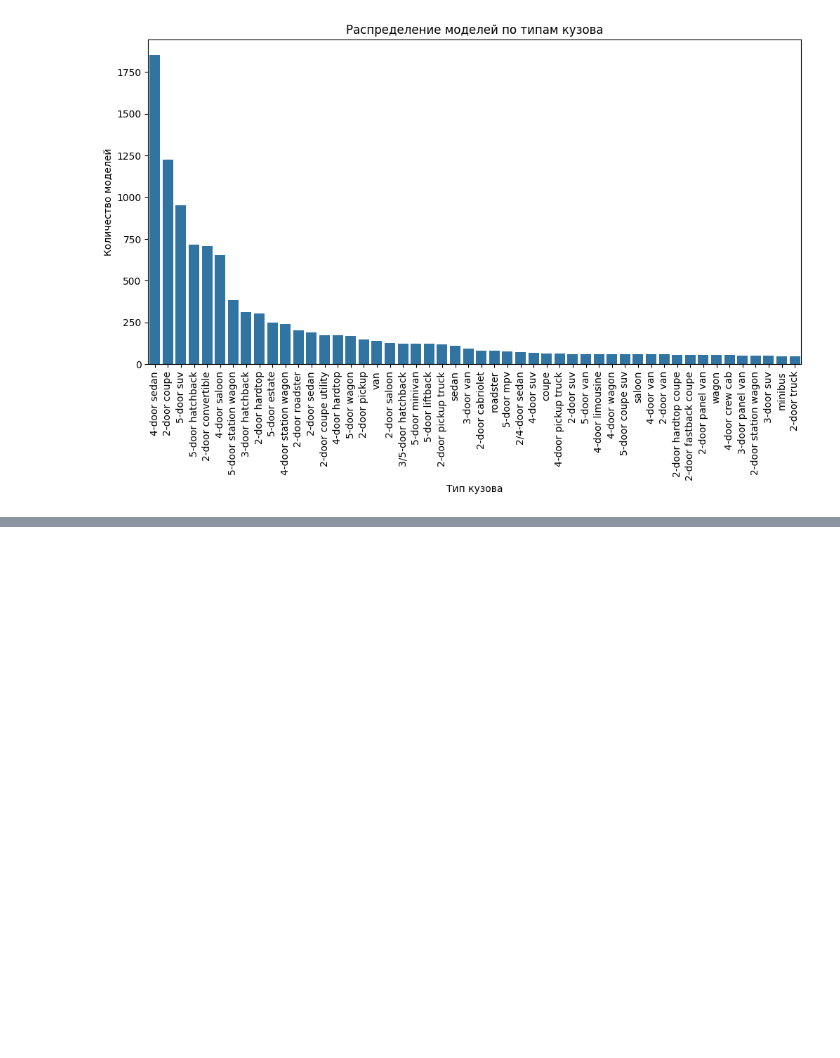
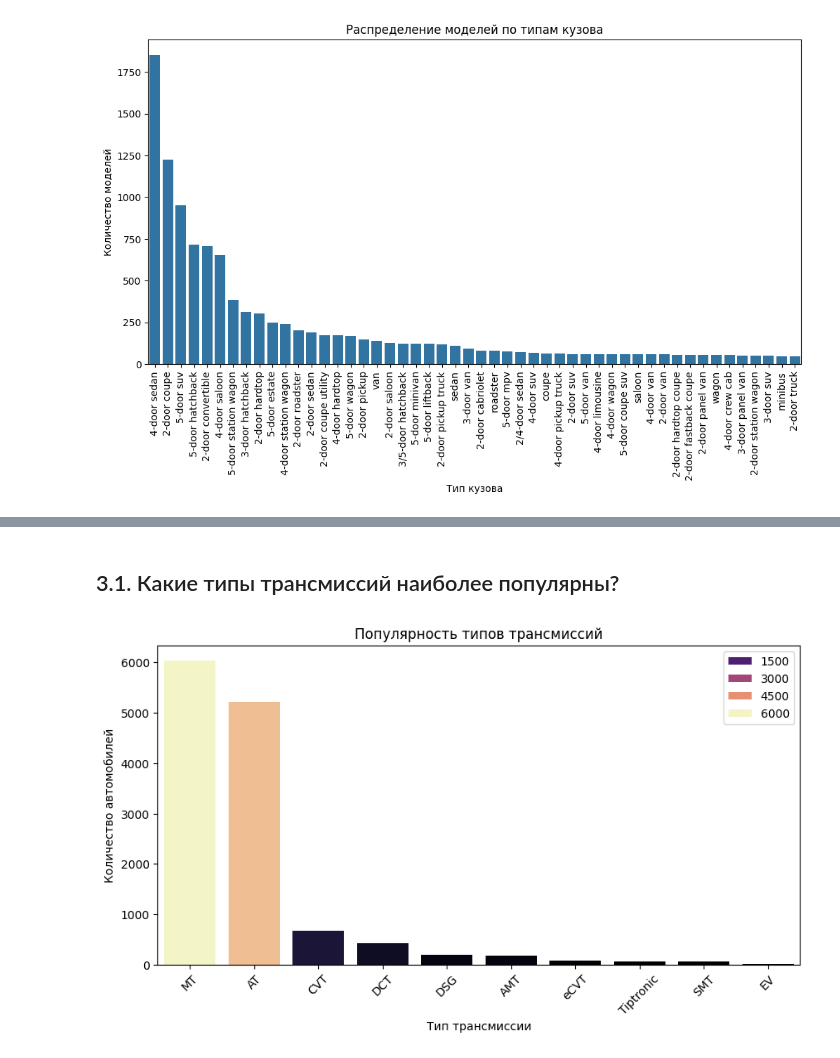
Before and after one commit to AntonS86/wiki-scraper, a Jupyter notebook: notebooks/data_exploration.ipynb, the cells around one changed output, grey strips where cells are left out. Drawn from its saved outputs; the diff is of its cells as text; code cells hidden in the pictures; blank space fills up the shorter version.

```diff
--- a/notebooks/data_exploration.ipynb
+++ b/notebooks/data_exploration.ipynb
@@ -130,0 +171,14 @@ plt.show()
+# %%
+query = """
+SELECT v.model_name, v.production_start_year, e.volume, e.power
+FROM engines e
+JOIN vehicles v ON e.vehicle_id = v.id
+WHERE e.power IS NOT NULL
+ORDER BY e.power DESC
+LIMIT 10;
+"""
+
+with sqlite3.connect(db_path) as conn:
+    df_top_powerful = pd.read_sql(query, conn)
+
+print(df_top_powerful)
@@ -130,0 +203,22 @@ plt.show()
+# %% [markdown]
+## 3.1. Какие типы трансмиссий наиболее популярны?
+# %%
+with sqlite3.connect(db_path) as conn:
+    df_transmissions = pd.read_sql("SELECT type FROM transmissions", conn)
+
+# Убираем NaN
+df_transmissions = df_transmissions.dropna()
+
+# Считаем количество автомобилей для каждого типа трансмиссии
+transmission_counts = df_transmissions['type'].value_counts()
+
+# Визуализация
+plt.figure(figsize=(10, 5))
+sns.barplot(x=transmission_counts.index, y=transmission_counts.values, hue=transmission_counts.values, palette="magma")
+plt.xlabel("Тип трансмиссии")
+plt.ylabel("Количество автомобилей")
+plt.title("Популярность типов трансмиссий")
+plt.xticks(rotation=45)  # Поворот подписей для удобства
+plt.show()
+# %% [output]
+[figure, added]
```
Also changed, not shown: parts of 9 cells of this notebook, 2 other files.
